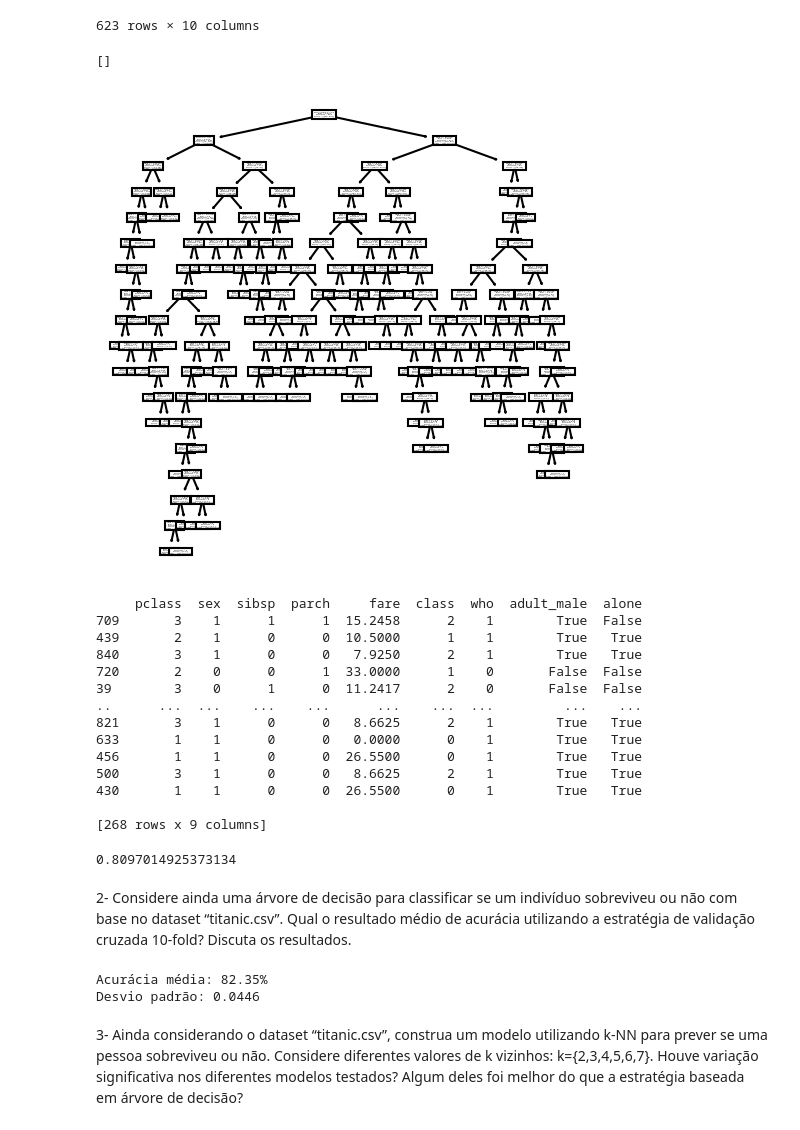
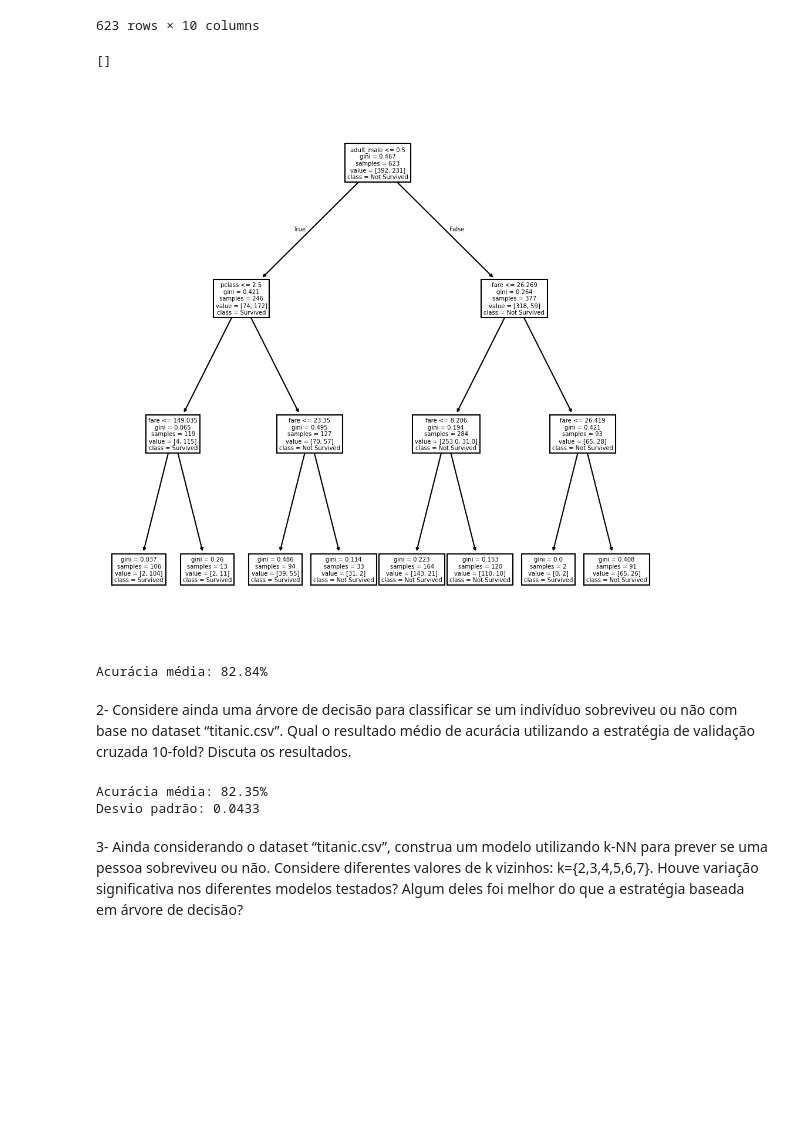
Before and after one commit to FabioKishino/pos-data-science, a Jupyter notebook: data-mining/Exercício 3/Exercicio3.ipynb, the cells around one changed output. Saved outputs shown, nothing was run; the diff lists cells and outputs as text; code cells hidden in the pictures; blank space fills up the shorter version.

```diff
--- a/data-mining/Exercício 3/Exercicio3.ipynb
+++ b/data-mining/Exercício 3/Exercicio3.ipynb
@@ -75,45 +75,30 @@ df_train
 # %%
 from sklearn import tree
 import matplotlib.pyplot as plt
 
-model = tree.DecisionTreeClassifier()
+model = tree.DecisionTreeClassifier(max_depth=3)
 
 # X contém apenas features, y contém o rótulo
 X = df_train[['pclass', 'sex', 'sibsp', 'parch', 'fare', 'class', 'who', 'adult_male', 'alone']]
 y = df_train['survived']
 
 model.fit(X, y)
 
-fig, axes = plt.subplots(nrows = 1,ncols = 1,figsize = (4,4), dpi=150)
+fig, axes = plt.subplots(nrows = 1,ncols = 1,figsize = (8,8), dpi=150)
 tree.plot_tree(model, feature_names = X.columns, class_names=['Not Survived', 'Survived'])
 plt.plot()
 # %% [output]
 []
-[figure, old version]
+[figure, new version]
 # %%
 # Acurácia
 X_test = df_test[["pclass", "sex", "sibsp", "parch", "fare", "class", "who", "adult_male", "alone"]]
 
-print(X_test)
-
+# print(X_test)
 y_test = df_test['survived']
-model.score(X_test, y_test)
+print("Acurácia média: %.2f%%" % (model.score(X_test, y_test) * 100))
 # %% [output]
-     pclass  sex  sibsp  parch     fare  class  who  adult_male  alone
-709       3    1      1      1  15.2458      2    1        True  False
-439       2    1      0      0  10.5000      1    1        True   True
-840       3    1      0      0   7.9250      2    1        True   True
-720       2    0      0      1  33.0000      1    0       False  False
-39        3    0      1      0  11.2417      2    0       False  False
-..      ...  ...    ...    ...      ...    ...  ...         ...    ...
-821       3    1      0      0   8.6625      2    1        True   True
-633       1    1      0      0   0.0000      0    1        True   True
-456       1    1      0      0  26.5500      0    1        True   True
-500       3    1      0      0   8.6625      2    1        True   True
-430       1    1      0      0  26.5500      0    1        True   True
-
-[268 rows x 9 columns]
+Acurácia média: 82.84%
-0.8097014925373134
 # %% [markdown]
 2- Considere ainda uma árvore de decisão para classificar se um indivíduo sobreviveu ou não com base no dataset “titanic.csv”. Qual o resultado médio de acurácia utilizando a estratégia de validação cruzada 10-fold? Discuta os resultados.
 # %%
@@ -132,7 +117,7 @@ print("Acurácia média: %.2f%%" % (scores.mean() * 100))
 print("Desvio padrão: %.4f" % scores.std())
 # %% [output]
 Acurácia média: 82.35%
-Desvio padrão: 0.0446
+Desvio padrão: 0.0433
 # %% [markdown]
 3- Ainda considerando o dataset “titanic.csv”, construa um modelo utilizando k-NN para prever se uma pessoa sobreviveu ou não. Considere diferentes valores de k vizinhos: k={2,3,4,5,6,7}. Houve variação significativa nos diferentes modelos testados? Algum deles foi melhor do que a estratégia baseada em árvore de decisão?
 # %%
```
Also changed, not shown: parts of 11 cells of this notebook, 3 other files.
